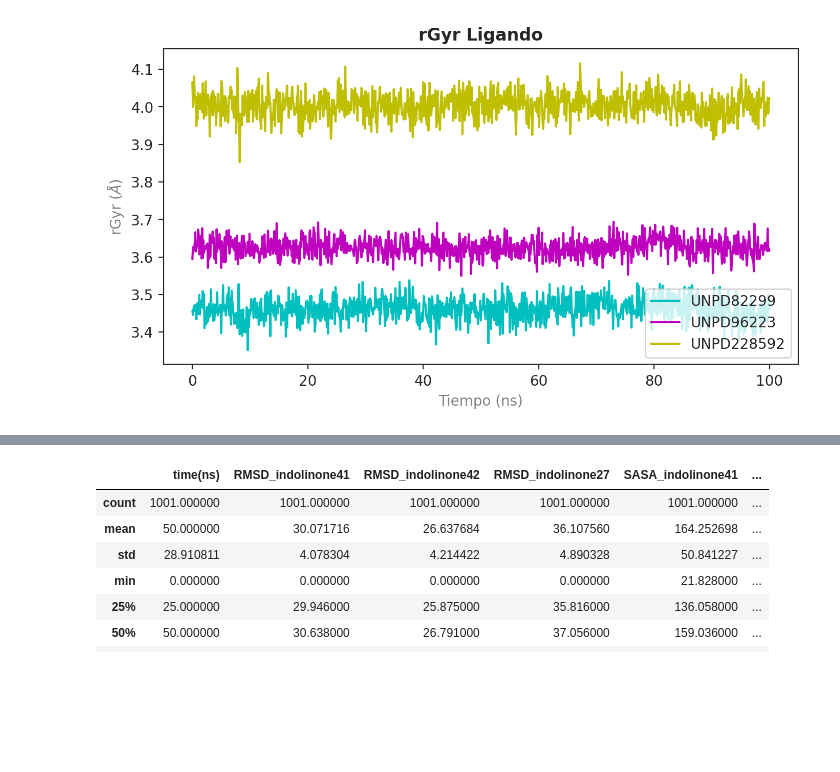
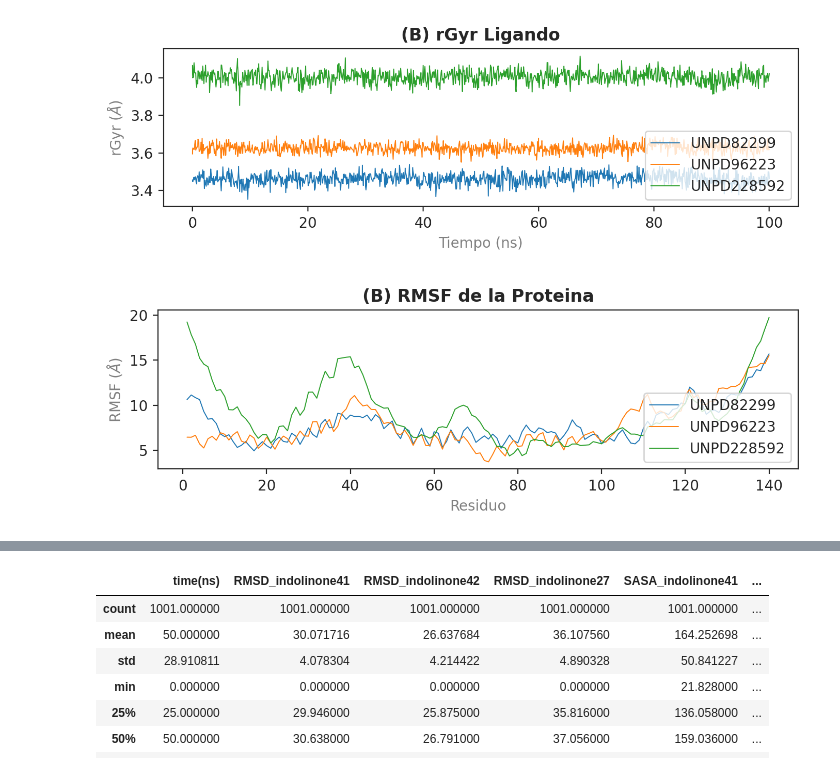
Before and after one commit to cpariona/biomedical-thesis, a Jupyter notebook: notebooks/MD_analysis.ipynb, the cells around one changed output, grey strips where cells are left out. Saved outputs shown, nothing was run; the diff lists cells and outputs as text; code cells hidden in the pictures; blank space fills up the shorter version.

```diff
--- a/notebooks/MD_analysis.ipynb
+++ b/notebooks/MD_analysis.ipynb
@@ -93,24 +93,41 @@ plt.show()
 # %%
 sns.set_style("white")
 sns.set_style("ticks")
-plt.figure(figsize=(8, 4), dpi=200)
+plt.figure(figsize=(8, 2), dpi=200)
 
-sns.lineplot(data=L_Properties_2, x=L_Properties_2['Frame_#']/10, y='rGyr', label='UNPD82299', color='c')
-sns.lineplot(data=L_Properties_3, x=L_Properties_3['Frame_#']/10, y='rGyr', label='UNPD96223', color='m')
-sns.lineplot(data=L_Properties_4, x=L_Properties_4['Frame_#']/10, y='rGyr', label='UNPD228592', color='y')
+sns.lineplot(data=L_Properties_2, x=L_Properties_2['Frame_#']/10, y='rGyr', label='UNPD82299', lw=0.7)
+sns.lineplot(data=L_Properties_3, x=L_Properties_3['Frame_#']/10, y='rGyr', label='UNPD96223', lw=0.7)
+sns.lineplot(data=L_Properties_4, x=L_Properties_4['Frame_#']/10, y='rGyr', label='UNPD228592', lw=0.7)
 
-plt.title('rGyr Ligando',fontweight='bold')
+plt.title('(B) rGyr Ligando',fontweight='bold')
 plt.xlabel('Tiempo (ns)', color='gray')
 plt.ylabel('rGyr ($\it{Å}$)', color='gray')
 plt.legend(loc="lower right")
 #plt.savefig('rmsd_MeDFO.png', format='png', dpi=350)
 plt.show()
 # %% [output]
-[figure, old version]
+[figure, new version]
 # %%
 P_RMSF_2 = pd.read_csv('P_RMSF.dat', sep='\s+')
 P_RMSF_3 = pd.read_csv('P_RMSF.dat.1', sep='\s+')
 P_RMSF_4 = pd.read_csv('P_RMSF.dat.2', sep='\s+')
+# %%
+sns.set_style("white")
+sns.set_style("ticks")
+plt.figure(figsize=(8, 2), dpi=200)
+
+sns.lineplot(data=P_RMSF_2, x=P_RMSF_2['#_Residue#']+1, y='CA', label='UNPD82299', lw=0.7)
+sns.lineplot(data=P_RMSF_3, x=P_RMSF_3['#_Residue#']+1, y='CA', label='UNPD96223', lw=0.7)
+sns.lineplot(data=P_RMSF_4, x=P_RMSF_4['#_Residue#']+1, y='CA', label='UNPD228592', lw=0.7)
+
+plt.title('(B) RMSF de la Proteina',fontweight='bold')
+plt.xlabel('Residuo', color='gray')
+plt.ylabel('RMSF ($\it{Å}$)', color='gray')
+plt.legend(loc="lower right")
+#plt.savefig('rmsd_MeDFO.png', format='png', dpi=350)
+plt.show()
+# %% [output]
+[figure, added]
 # %%
 P_RMSF_2
 # %% [output]
```
Also changed, not shown: parts of 11 cells of this notebook, 23 other files.
